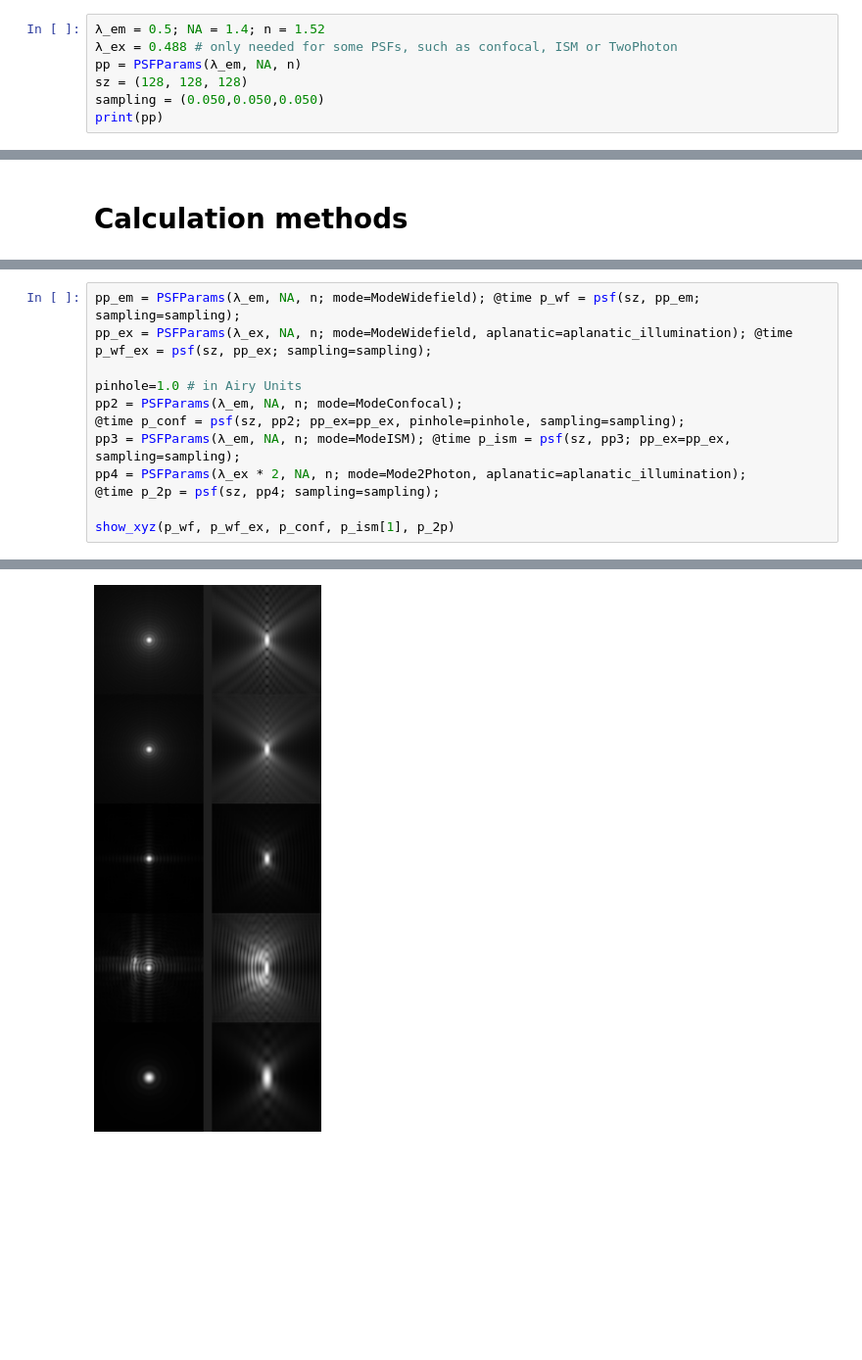
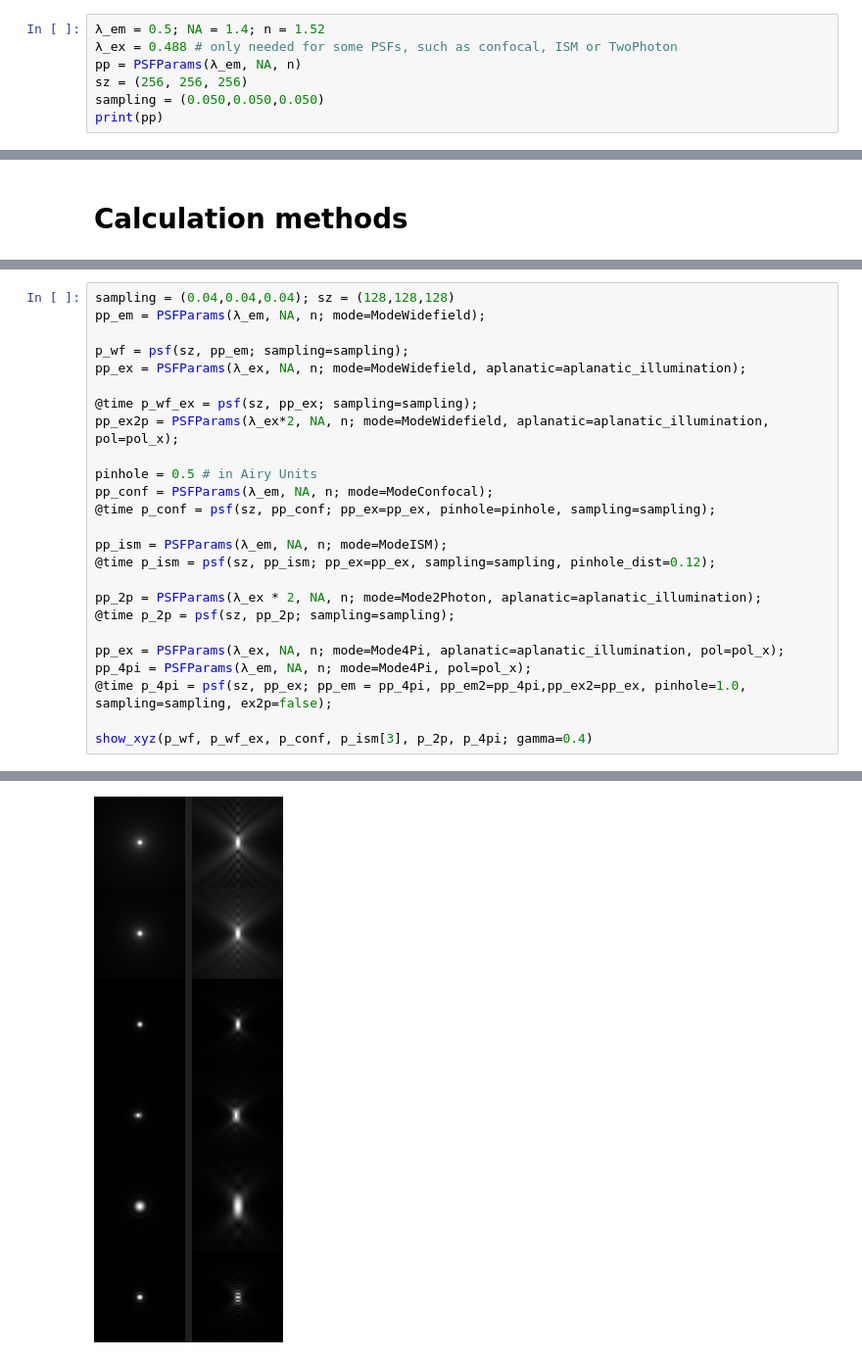
Before and after one commit to RainerHeintzmann/PointSpreadFunctions.jl, a Jupyter notebook: examples/PSFs_demo.ipynb, the cells around one changed output, grey strips where cells are left out. Shown at 98% size. Drawn from its saved outputs; the diff is of its cells as text; blank space fills up the shorter version.

```diff
--- a/examples/PSFs_demo.ipynb
+++ b/examples/PSFs_demo.ipynb
@@ -42,7 +56,7 @@ show_xyz (generic function with 1 method)
 λ_em = 0.5; NA = 1.4; n = 1.52
 λ_ex = 0.488 # only needed for some PSFs, such as confocal, ISM or TwoPhoton
 pp = PSFParams(λ_em, NA, n)
-sz = (128, 128, 128)
+sz = (256, 256, 256)
 sampling = (0.050,0.050,0.050)
 print(pp)
 # %% [output]
@@ -99,13 +138,26 @@ show_xyz(p_RW,p_slice,p_iter,p_shell, p_sincr)
 # %%
-pp_em = PSFParams(λ_em, NA, n; mode=ModeWidefield); @time p_wf = psf(sz, pp_em; sampling=sampling);
-pp_ex = PSFParams(λ_ex, NA, n; mode=ModeWidefield, aplanatic=aplanatic_illumination); @time p_wf_ex = psf(sz, pp_ex; sampling=sampling);
+sampling = (0.04,0.04,0.04); sz = (128,128,128)
+pp_em = PSFParams(λ_em, NA, n; mode=ModeWidefield);
 
-pinhole=1.0 # in Airy Units
-pp2 = PSFParams(λ_em, NA, n; mode=ModeConfocal);
-@time p_conf = psf(sz, pp2; pp_ex=pp_ex, pinhole=pinhole, sampling=sampling);
-pp3 = PSFParams(λ_em, NA, n; mode=ModeISM); @time p_ism = psf(sz, pp3; pp_ex=pp_ex, sampling=sampling);
-pp4 = PSFParams(λ_ex * 2, NA, n; mode=Mode2Photon, aplanatic=aplanatic_illumination);
-@time p_2p = psf(sz, pp4; sampling=sampling);
+p_wf = psf(sz, pp_em; sampling=sampling);
+pp_ex = PSFParams(λ_ex, NA, n; mode=ModeWidefield, aplanatic=aplanatic_illumination);
 
-show_xyz(p_wf, p_wf_ex, p_conf, p_ism[1], p_2p)
+@time p_wf_ex = psf(sz, pp_ex; sampling=sampling);
+pp_ex2p = PSFParams(λ_ex*2, NA, n; mode=ModeWidefield, aplanatic=aplanatic_illumination, pol=pol_x);
+
+pinhole = 0.5 # in Airy Units
+pp_conf = PSFParams(λ_em, NA, n; mode=ModeConfocal);
+@time p_conf = psf(sz, pp_conf; pp_ex=pp_ex, pinhole=pinhole, sampling=sampling);
+
+pp_ism = PSFParams(λ_em, NA, n; mode=ModeISM);
+@time p_ism = psf(sz, pp_ism; pp_ex=pp_ex, sampling=sampling, pinhole_dist=0.12);
+
+pp_2p = PSFParams(λ_ex * 2, NA, n; mode=Mode2Photon, aplanatic=aplanatic_illumination);
+@time p_2p = psf(sz, pp_2p; sampling=sampling);
+
+pp_ex = PSFParams(λ_ex, NA, n; mode=Mode4Pi, aplanatic=aplanatic_illumination, pol=pol_x);
+pp_4pi = PSFParams(λ_em, NA, n; mode=Mode4Pi, pol=pol_x);
+@time p_4pi = psf(sz, pp_ex; pp_em = pp_4pi, pp_em2=pp_4pi,pp_ex2=pp_ex, pinhole=1.0, sampling=sampling, ex2p=false);
+
+show_xyz(p_wf, p_wf_ex, p_conf, p_ism[3], p_2p, p_4pi; gamma=0.4)
 # %% [output]
@@ -121 +169 @@ show_xyz(p_wf, p_wf_ex, p_conf, p_ism[1], p_2p)
-[figure, old version]
+[figure, new version]
```
Also changed, not shown: parts of 37 cells of this notebook, 5 other files.
